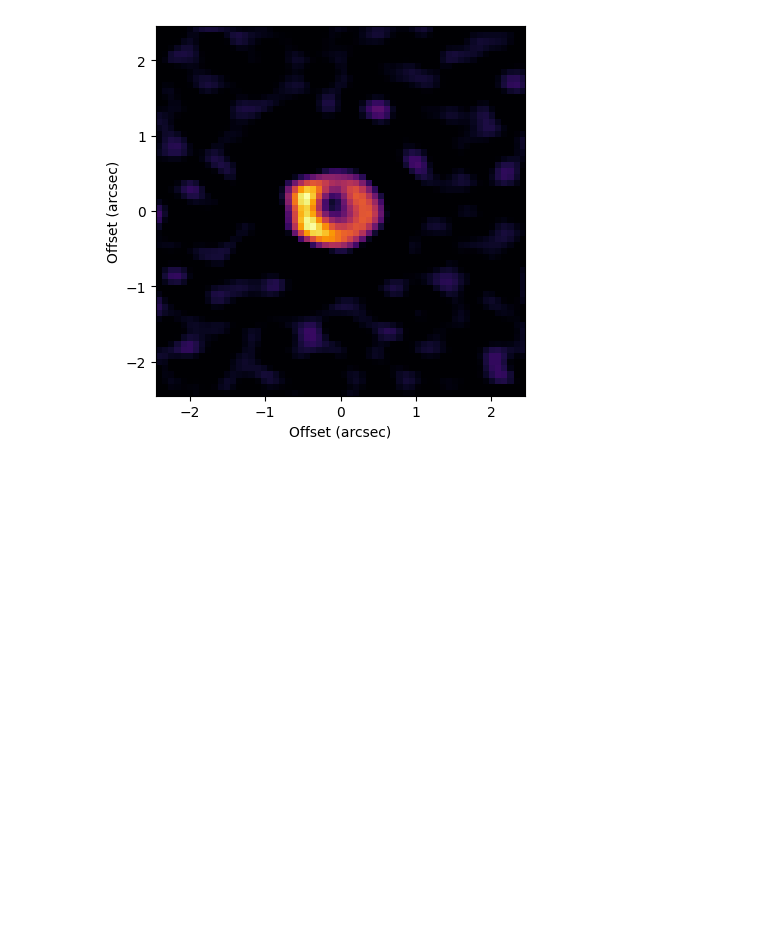
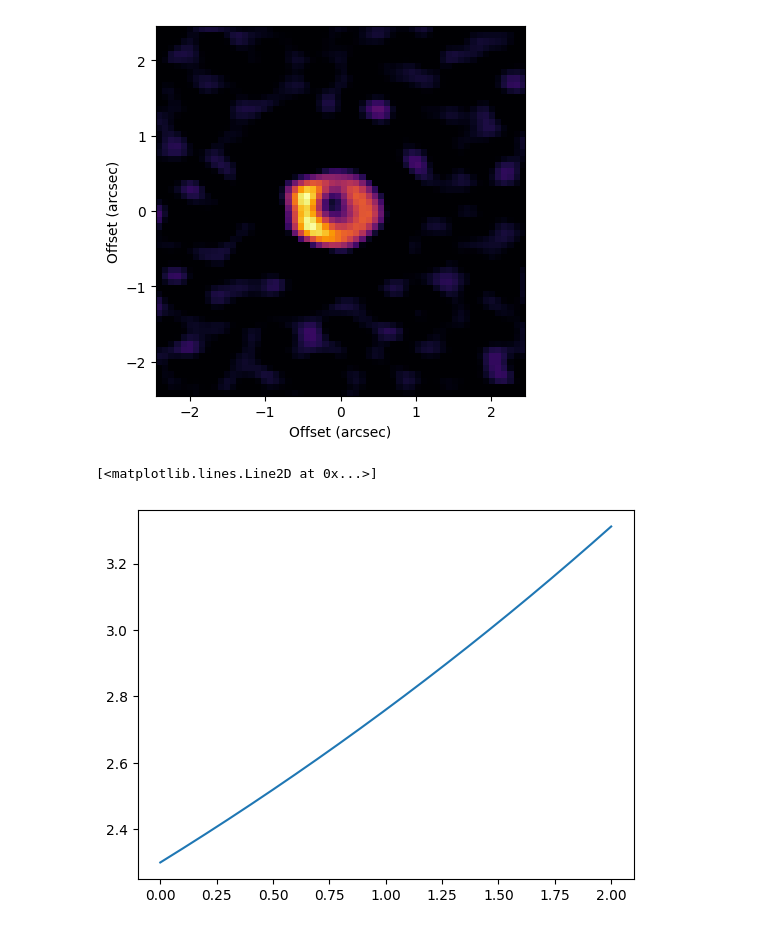
Before and after one commit to danmcl77/masters, a Jupyter notebook: Plotting.ipynb, the cells around one changed output. Drawn from its saved outputs; the diff is of its cells as text; code cells hidden in the pictures; blank space fills up the shorter version.

```diff
--- a/Plotting.ipynb
+++ b/Plotting.ipynb
@@ -78,3 +112,14 @@ ax.set_ylabel('Offset (arcsec)')
 # %% [output]
 Text(0, 0.5, 'Offset (arcsec)')
 [figure]
+# %%
+def opacity(beta):
+    return 2.3*1.2**beta
+
+beta = np.linspace(0,2,1000)
+opa = opacity(beta)
+
+plt.plot(beta,opa)
+# %% [output]
+[<matplotlib.lines.Line2D at 0x...>]
+[figure, added]
```
Also changed, not shown: parts of 3 cells of this notebook, 1 other file.
